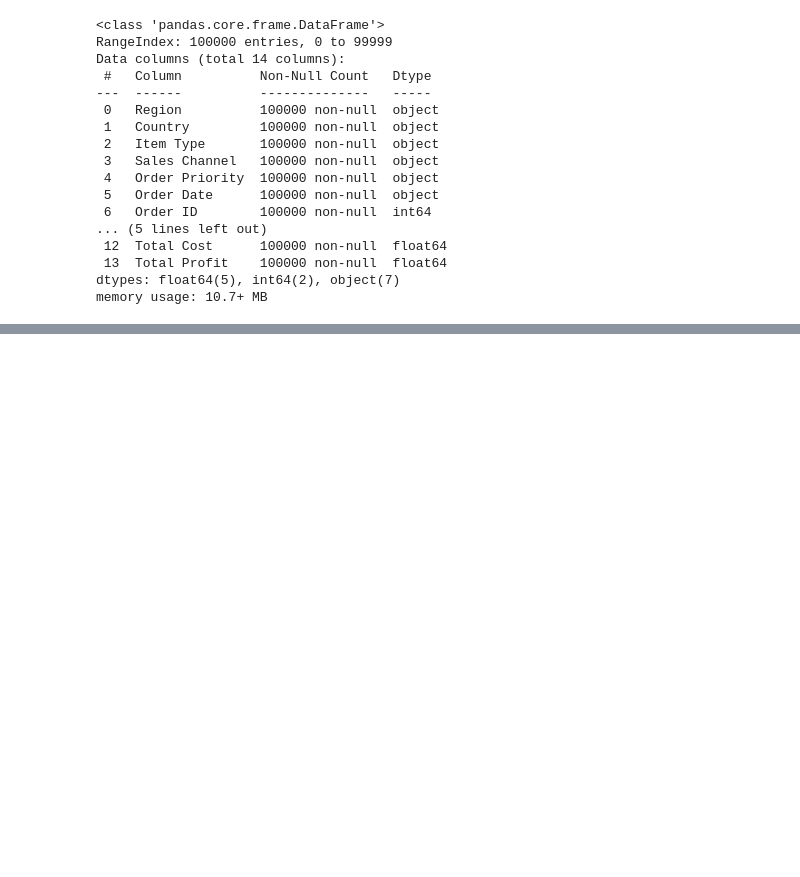
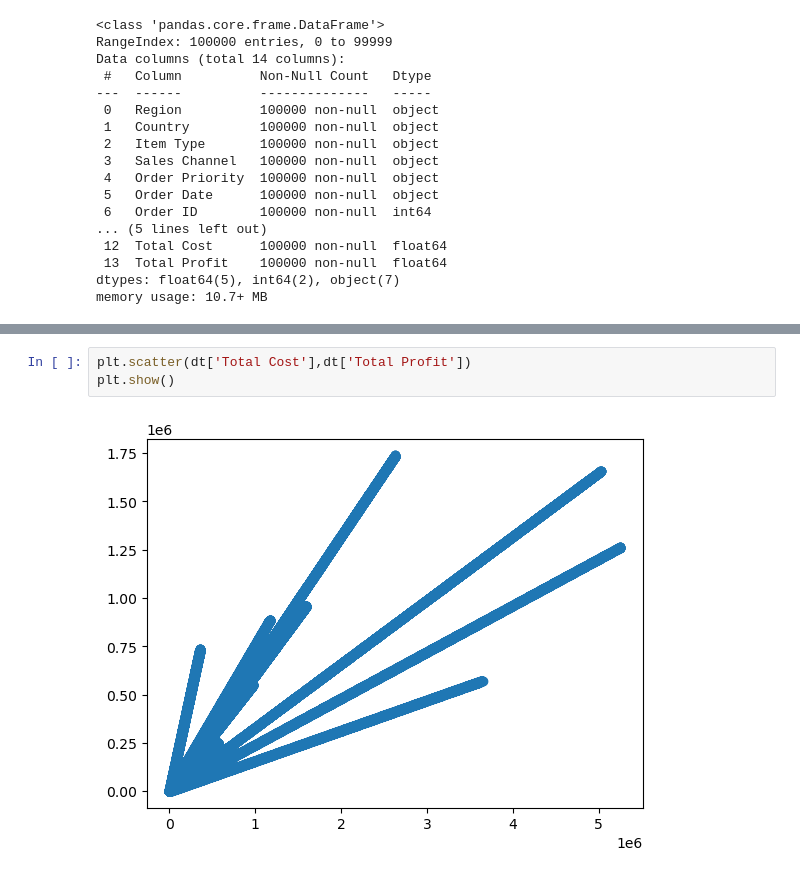
Before and after one commit to fvelez78/Python, a Jupyter notebook: Visualizacion.ipynb, the cells around one changed output, grey strips where cells are left out. Drawn from its saved outputs; the diff is of its cells as text; blank space fills up the shorter version.

```diff
--- a/Visualizacion.ipynb
+++ b/Visualizacion.ipynb
@@ -29,0 +52,5 @@ memory usage: 10.7+ MB
+# %%
+plt.scatter(dt['Total Cost'],dt['Total Profit'])
+plt.show()
+# %% [output]
+[figure, added]
```
Also changed, not shown: parts of 19 cells of this notebook.
